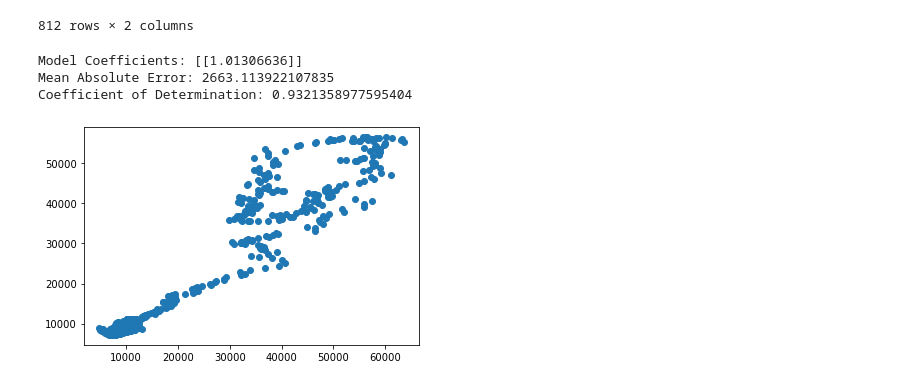
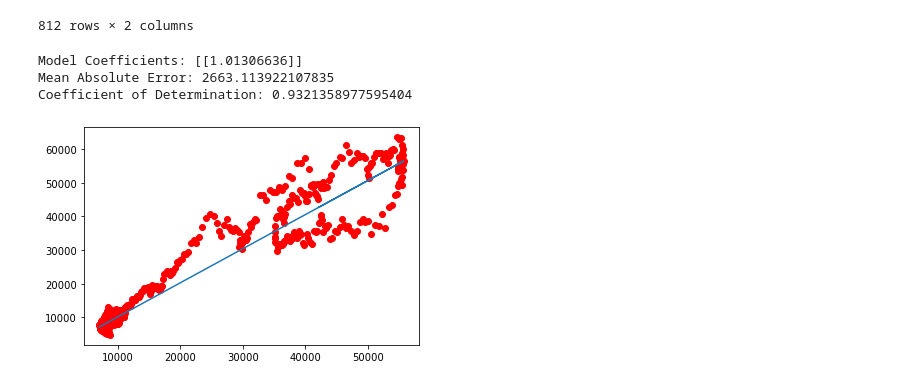
Before and after one commit to manoloenriquez/stintsy-mp, a Jupyter notebook: notebook.ipynb, the cells around one changed output. Saved outputs shown, nothing was run; the diff lists cells and outputs as text; code cells hidden in the pictures.

Commit message:
updated graphs

```diff
--- a/notebook.ipynb
+++ b/notebook.ipynb
@@ -162,13 +164,14 @@ result
 # %%
 print("Model Coefficients:", ema50_model.coef_)
 print("Mean Absolute Error:", mean_absolute_error(y_test, y_pred))
 # print("Root Mean Squared Error: ", np.sqrt(mean_squared_error(y_test, y_pred)))
 print("Coefficient of Determination:", r2_score(y_test, y_pred))
 
-plt.scatter(y_test, y_pred)
+plt.scatter(X_test, y_test, color='red')
+plt.plot(X_test, y_pred)
 plt.show()
 # %% [output]
 Model Coefficients: [[1.01306636]]
 Mean Absolute Error: 2663.113922107835
 Coefficient of Determination: 0.9321358977595404
-[figure, old version]
+[figure, new version]
```
Also changed, not shown: parts of 2 cells of this notebook.
